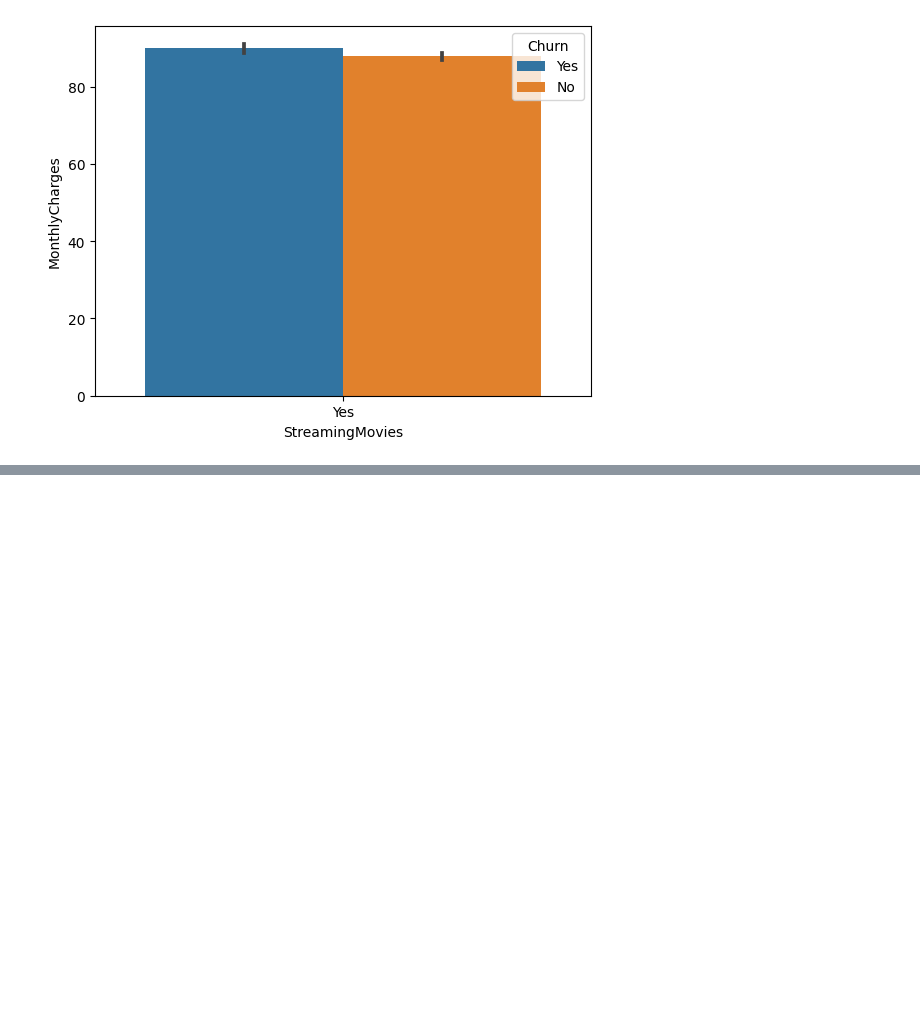
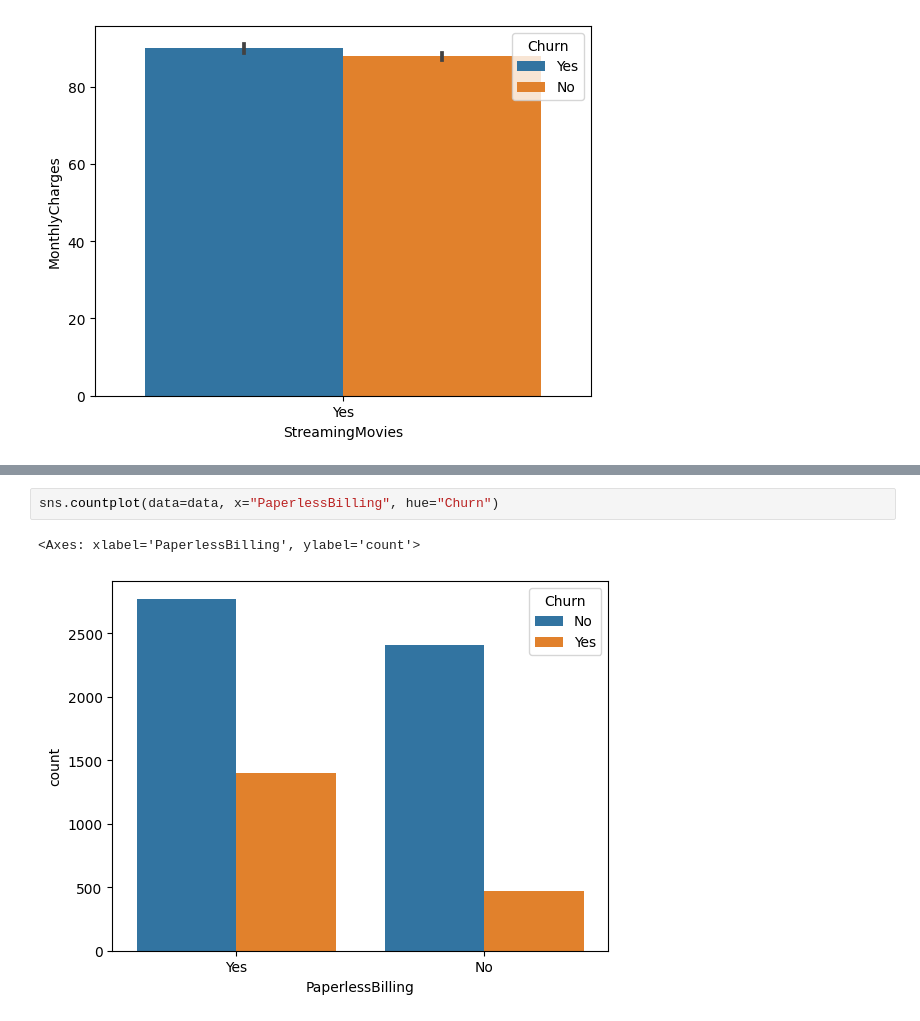
Before and after one commit to Joy879/ADS-Assignment-4, a Jupyter notebook: Assigment4.ipynb, the cells around one changed output, grey strips where cells are left out. Drawn from its saved outputs; the diff is of its cells as text; blank space fills up the shorter version.

```diff
--- a/Assigment4.ipynb
+++ b/Assigment4.ipynb
@@ -72,0 +109,5 @@ for service in services:
+# %%
+sns.countplot(data=data, x="PaperlessBilling", hue="Churn")
+# %% [output]
+<Axes: xlabel='PaperlessBilling', ylabel='count'>
+[figure, added]
```
Also changed, not shown: parts of 5 cells of this notebook.
